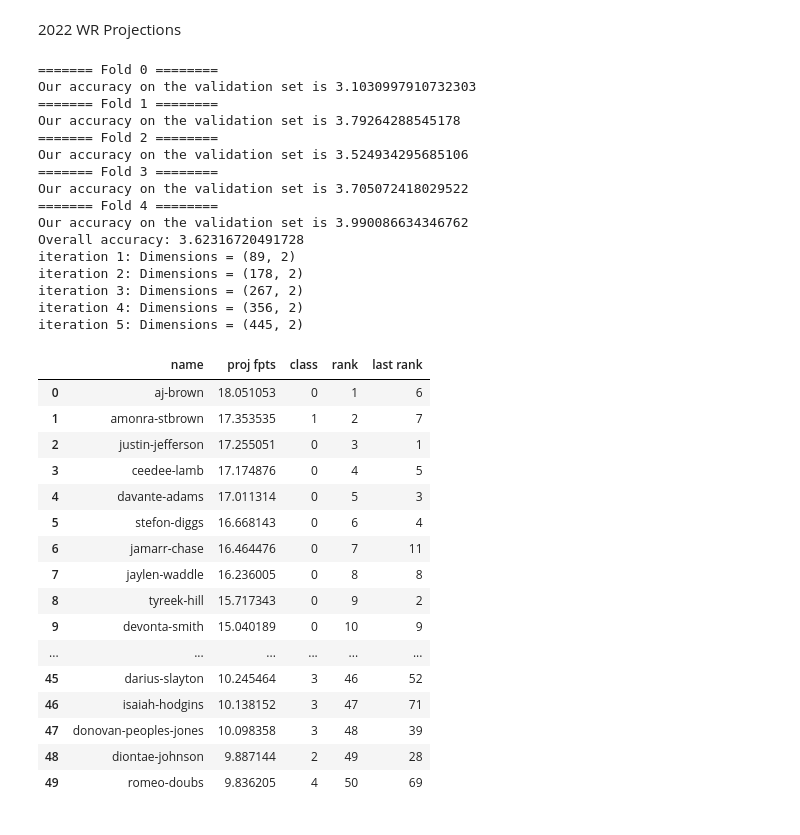
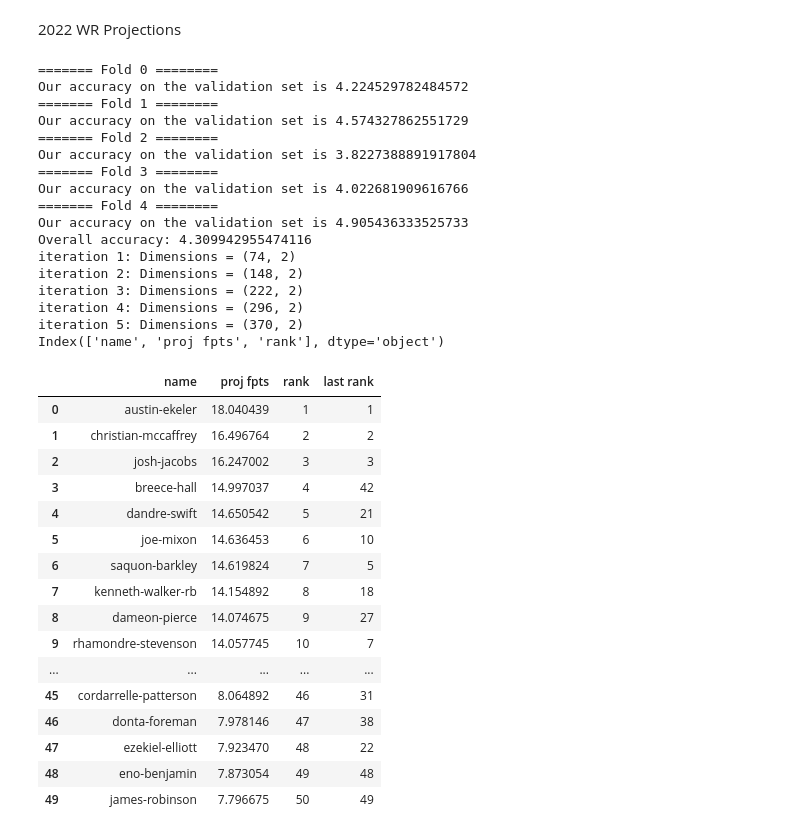
Before and after one commit to xander-abbott/fantasy_scrape, a Jupyter notebook: main_rb.ipynb, the cells around one changed output. Cells and saved outputs as stored; diff of their text form; code cells hidden in the pictures.

```diff
--- a/main_rb.ipynb
+++ b/main_rb.ipynb
@@ -9,40 +9,41 @@ from scrape import summarize_proj
 # %% [markdown]
 2022 WR Projections
 # %%
-X_train2022, X_test2022 = train_test('wr', num_years=5, year_for=2022)
-xgbPPR_results = revised_run(X_train2022, X_test2022, 'wr', year_for='2022')
+X_train2022, X_test2022 = train_test('rb', num_years=5, year_for=2022)
+xgbPPR_results = revised_run(X_train2022, X_test2022, 'rb', year_for='2022')
 xgbPPR_results.head(50)
 # %% [output]
 ======= Fold 0 ========
-Our accuracy on the validation set is 3.1030997910732303
+Our accuracy on the validation set is 4.224529782484572
 ======= Fold 1 ========
-Our accuracy on the validation set is 3.79264288545178
+Our accuracy on the validation set is 4.574327862551729
 ======= Fold 2 ========
-Our accuracy on the validation set is 3.524934295685106
+Our accuracy on the validation set is 3.8227388891917804
 ======= Fold 3 ========
-Our accuracy on the validation set is 3.705072418029522
+Our accuracy on the validation set is 4.022681909616766
 ======= Fold 4 ========
-Our accuracy on the validation set is 3.990086634346762
-Overall accuracy: 3.62316720491728
-iteration 1: Dimensions = (89, 2)
-iteration 2: Dimensions = (178, 2)
-iteration 3: Dimensions = (267, 2)
-iteration 4: Dimensions = (356, 2)
-iteration 5: Dimensions = (445, 2)
+Our accuracy on the validation set is 4.905436333525733
+Overall accuracy: 4.309942955474116
+iteration 1: Dimensions = (74, 2)
+iteration 2: Dimensions = (148, 2)
+iteration 3: Dimensions = (222, 2)
+iteration 4: Dimensions = (296, 2)
+iteration 5: Dimensions = (370, 2)
+Index(['name', 'proj fpts', 'rank'], dtype='object')
-|  | name | proj fpts | class | rank | last rank |
-| 0 | aj-brown | 18.051053 | 0 | 1 | 6 |
-| 1 | amonra-stbrown | 17.353535 | 1 | 2 | 7 |
-| 2 | justin-jefferson | 17.255051 | 0 | 3 | 1 |
-| 3 | ceedee-lamb | 17.174876 | 0 | 4 | 5 |
-| 4 | davante-adams | 17.011314 | 0 | 5 | 3 |
-| 5 | stefon-diggs | 16.668143 | 0 | 6 | 4 |
-| 6 | jamarr-chase | 16.464476 | 0 | 7 | 11 |
-| 7 | jaylen-waddle | 16.236005 | 0 | 8 | 8 |
-| 8 | tyreek-hill | 15.717343 | 0 | 9 | 2 |
-| 9 | devonta-smith | 15.040189 | 0 | 10 | 9 |
-| ... | ... | ... | ... | ... | ... |
-| 45 | darius-slayton | 10.245464 | 3 | 46 | 52 |
-| 46 | isaiah-hodgins | 10.138152 | 3 | 47 | 71 |
-| 47 | donovan-peoples-jones | 10.098358 | 3 | 48 | 39 |
-| 48 | diontae-johnson | 9.887144 | 2 | 49 | 28 |
-| 49 | romeo-doubs | 9.836205 | 4 | 50 | 69 |
+|  | name | proj fpts | rank | last rank |
+| 0 | austin-ekeler | 18.040439 | 1 | 1 |
+| 1 | christian-mccaffrey | 16.496764 | 2 | 2 |
+| 2 | josh-jacobs | 16.247002 | 3 | 3 |
+| 3 | breece-hall | 14.997037 | 4 | 42 |
+| 4 | dandre-swift | 14.650542 | 5 | 21 |
+| 5 | joe-mixon | 14.636453 | 6 | 10 |
+| 6 | saquon-barkley | 14.619824 | 7 | 5 |
+| 7 | kenneth-walker-rb | 14.154892 | 8 | 18 |
+| 8 | dameon-pierce | 14.074675 | 9 | 27 |
+| 9 | rhamondre-stevenson | 14.057745 | 10 | 7 |
+| ... | ... | ... | ... | ... |
+| 45 | cordarrelle-patterson | 8.064892 | 46 | 31 |
+| 46 | donta-foreman | 7.978146 | 47 | 38 |
+| 47 | ezekiel-elliott | 7.923470 | 48 | 22 |
+| 48 | eno-benjamin | 7.873054 | 49 | 48 |
+| 49 | james-robinson | 7.796675 | 50 | 49 |
```
Also changed, not shown: parts of 11 cells of this notebook, 26 other files.
